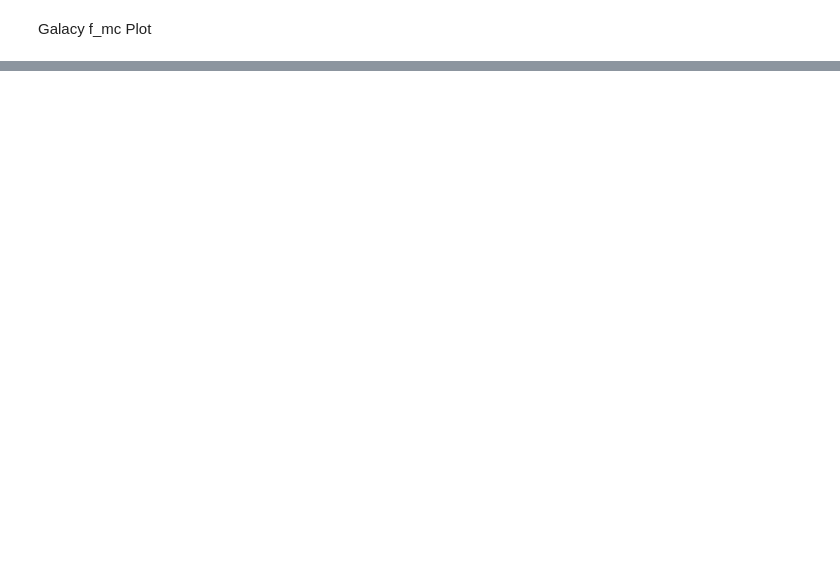
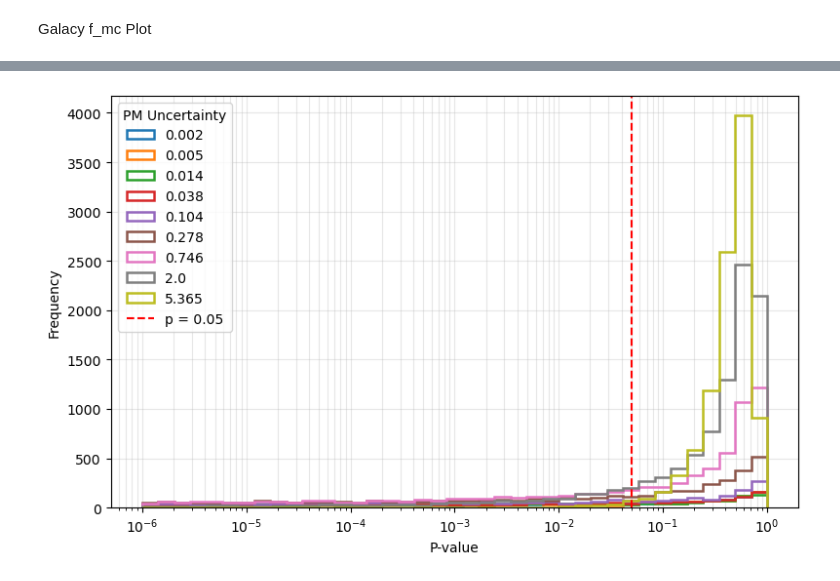
Before and after one commit to HaydenTedrake/HPV_project, a Jupyter notebook: Results/Forecast/10000foreCraterII+HVS14.ipynb, the cells around one changed output, grey strips where cells are left out. Drawn from its saved outputs; the diff is of its cells as text; code cells hidden in the pictures; blank space fills up the shorter version.

```diff
--- a/Results/Forecast/10000foreCraterII+HVS14.ipynb
+++ b/Results/Forecast/10000foreCraterII+HVS14.ipynb
@@ -336,0 +353,32 @@ f_mc = [0.9375, 0.9387, 0.9420, 0.9332, 0.9009]
+# %%
+p1 = np.load("p_values_1_galaxy.npy")
+p2 = np.load("p_values_2_galaxy.npy")
+p3 = np.load("p_values_3_galaxy.npy")
+p4 = np.load("p_values_4_galaxy.npy")
+p5 = np.load("p_values_5_galaxy.npy")
+p6 = np.load("p_values_6_galaxy.npy")
+p7 = np.load("p_values_7_galaxy.npy")
+p8 = np.load("p_values_8_galaxy.npy")
+p9 = np.load("p_values_9_galaxy.npy")
+
+series = {0.002: p1, 0.005: p2, 0.014: p3, 0.038: p4, 0.104: p5, 0.278: p6, 0.746: p7, 2.000: p8, 5.365: p9}
+
+all_pos = np.concatenate([v[np.isfinite(v) & (v > 0)] for v in series.values()])
+xmin = max(all_pos.min(), 1e-6)
+bins = np.logspace(np.log10(xmin), 0, 40)
+
+plt.figure(figsize=(8, 5))
+for f, vals in series.items():
+    vals = vals[np.isfinite(vals) & (vals > 0)]
+    plt.hist(vals, bins=bins, histtype="step", linewidth=1.8, label=f"{f}")
+
+plt.xscale("log")
+plt.xlabel("P-value")
+plt.ylabel("Frequency")
+plt.axvline(0.05, color="red", linestyle="--", linewidth=1.5, label="p = 0.05")
+plt.legend(title="PM Uncertainty")
+plt.grid(True, which="both", alpha=0.3)
+plt.tight_layout()
+plt.show()
+# %% [output]
+[figure, added]
```
Also changed, not shown: parts of 5 cells of this notebook, 4 other files.
